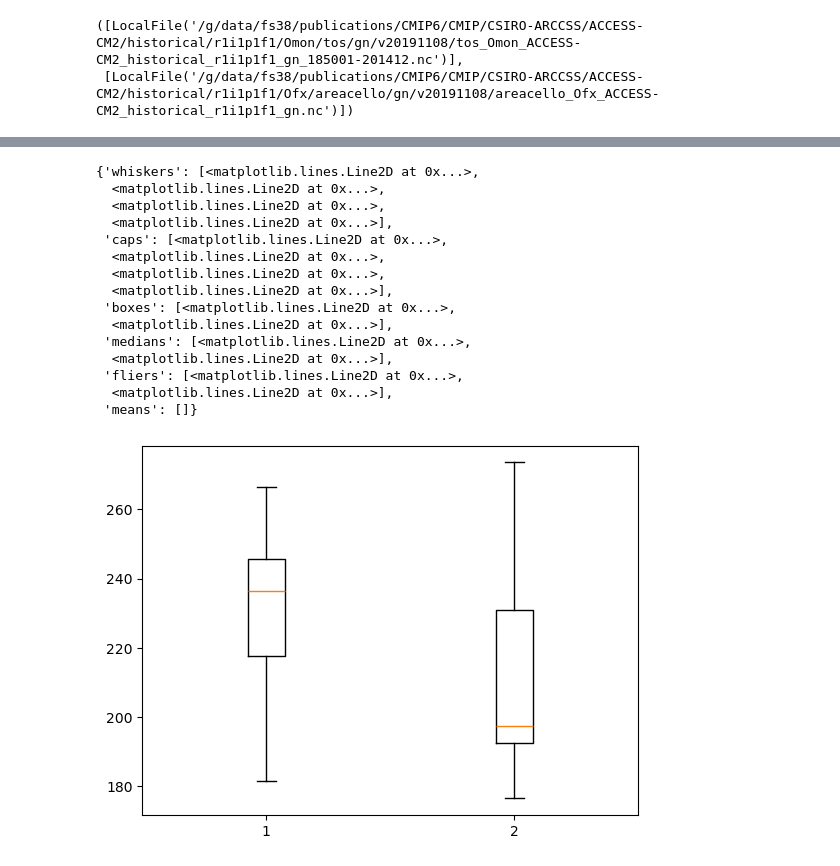
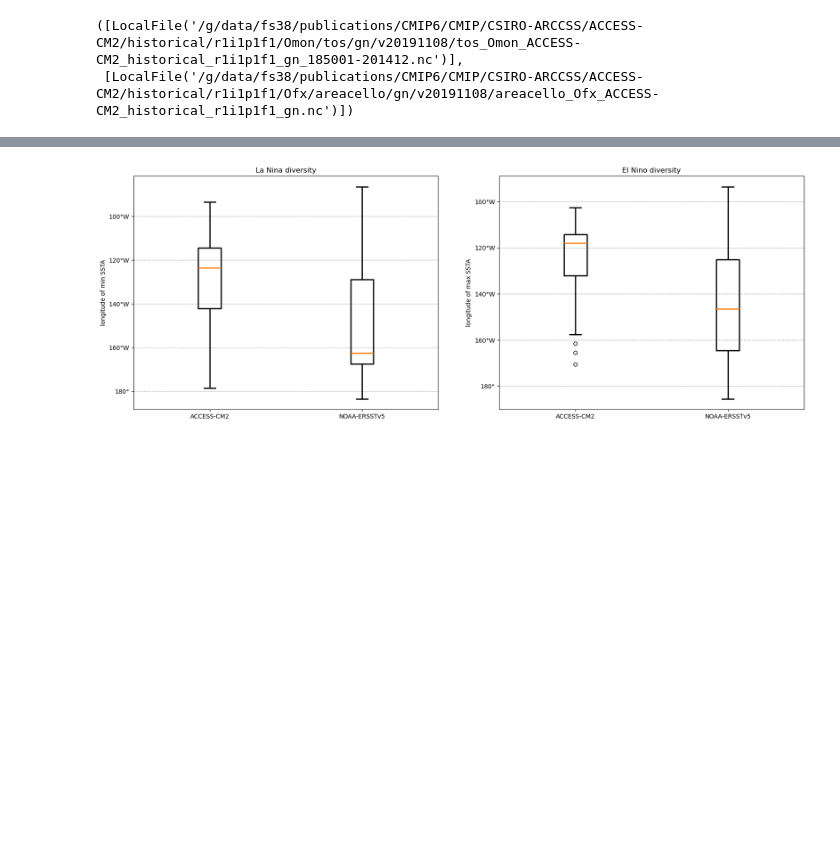
Before and after one commit to ACCESS-NRI/ENSO_recipes, a Jupyter notebook: ENSO_diversity.ipynb, the cells around one changed output, grey strips where cells are left out. Saved outputs shown, nothing was run; the diff lists cells and outputs as text; code cells hidden in the pictures; blank space fills up the shorter version.

Commit message:
plot diversity and resturcute itcz seacycle

```diff
--- a/ENSO_diversity.ipynb
+++ b/ENSO_diversity.ipynb
@@ -193,10 +159,10 @@ for ds in datasets:
 
     eq_res = eq_ssta(ds.load())
     results_lon = diversity(eq_res, events)
-    enso = results_lon['nino'] + results_lon['nina']
-    print(ds['dataset'], 'enso IQR:', iqr(enso))
-    process[ds['dataset']] = results_lon + [enso]
-    metric.append(iqr(enso))
+    results_lon['enso'] = results_lon['nino'] + results_lon['nina']
+    print(ds['dataset'], 'enso IQR:', iqr(results_lon['enso']))
+    process[ds['dataset']] = results_lon
+    metric.append(iqr(results_lon['enso']))#plot with label
 
 print('metric: ', compute(metric[1],metric[0]))
 # %% [output]
@@ -214,23 +202,41 @@ NOAA-ERSSTv5 41.0
 # %%
-metric
-# compute(metric[1],metric[0])
-abs((26.5-41.0)/41.0)
-nina = [process[ds][0] for ds in process.keys()] #
-plt.boxplot(nina)
+
+def format_longitude(x, pos):
+    if x > 180:
+        return f'{int(360 - x)}°W'
+    elif x == 180:
+        return f'{int(x)}°'
+    else:
+        return f'{int(x)}°E'
+
+
+fig = plt.figure(figsize=(20, 7))
+nina = [process[ds]['nina'] for ds in process.keys()] # subplots for nina and nino
+nino = [process[ds]['nino'] for ds in process.keys()]
+
+ax1 = plt.subplot(121)
+bplt = ax1.boxplot(nina, labels=process.keys())
+for k in bplt.keys():
+    plt.setp(bplt[k], linewidth=2)
+# colours = ['blue','black']
+# for k in ['boxes','whiskers','caps']:
+#     for patch, colour in zip(bplt[k], ):
+#         # patch.set_color(colour)
+#         patch.set_linewidth(2)
+#         if k == 'boxes':
+#             patch.set_fill(False)
+ax1.set_title('La Nina diversity')
+plt.ylabel('longitude of min SSTA')
+plt.gca().yaxis.set_major_formatter(plt.FuncFormatter(format_longitude))
+plt.grid(linestyle='--', axis='y')
+
+ax1 = plt.subplot(122)
+bplt = ax1.boxplot(nino, labels=process.keys())
+for k in bplt.keys():
+    plt.setp(bplt[k], linewidth=2)
+plt.title('El Nino diversity')
+plt.ylabel('longitude of max SSTA')
+plt.grid(linestyle='--', axis='y')
+plt.gca().yaxis.set_major_formatter(plt.FuncFormatter(format_longitude))
 # %% [output]
-{'whiskers': [<matplotlib.lines.Line2D at 0x...>,
-  <matplotlib.lines.Line2D at 0x...>,
-  <matplotlib.lines.Line2D at 0x...>,
-  <matplotlib.lines.Line2D at 0x...>],
- 'caps': [<matplotlib.lines.Line2D at 0x...>,
-  <matplotlib.lines.Line2D at 0x...>,
-  <matplotlib.lines.Line2D at 0x...>,
-  <matplotlib.lines.Line2D at 0x...>],
- 'boxes': [<matplotlib.lines.Line2D at 0x...>,
-  <matplotlib.lines.Line2D at 0x...>],
- 'medians': [<matplotlib.lines.Line2D at 0x...>,
-  <matplotlib.lines.Line2D at 0x...>],
- 'fliers': [<matplotlib.lines.Line2D at 0x...>,
-  <matplotlib.lines.Line2D at 0x...>],
- 'means': []}
-[figure, old version]
+[figure, new version]
```
Also changed, not shown: parts of 8 cells of this notebook, 2 other files.
